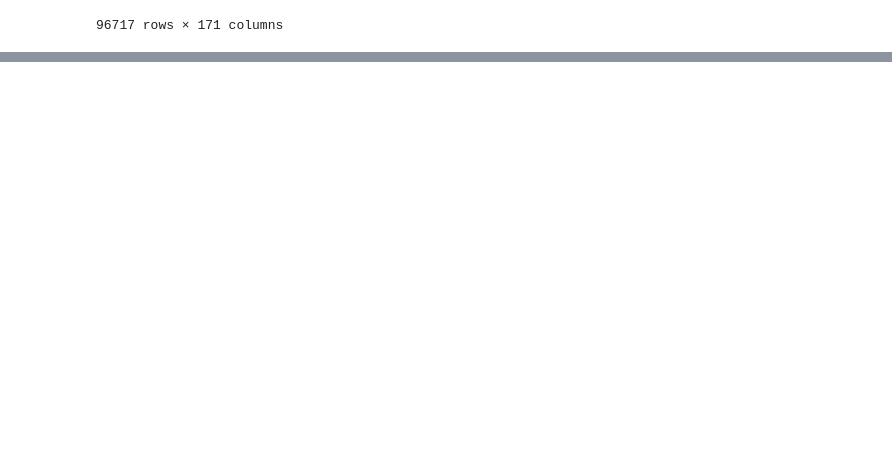
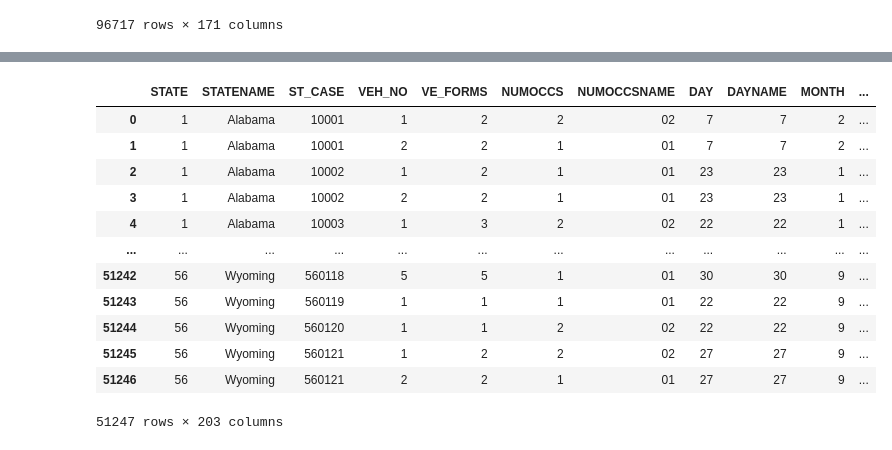
Before and after one commit to tommyjohnny36/Crash-Dummies-2.0, a Jupyter notebook: vehicles-checkpoint.ipynb, the cells around one changed output, grey strips where cells are left out. Drawn from its saved outputs; the diff is of its cells as text; code cells hidden in the pictures; blank space fills up the shorter version.

```diff
--- a/vehicles-checkpoint.ipynb
+++ b/vehicles-checkpoint.ipynb
@@ -75,0 +62,17 @@ Cars1_df
+# %%
+newCars_df = pd.read_csv(r"C:\Users\arnol\Downloads\Crash-Dummies-2.0-main (1)\Crash-Dummies-2.0-main\Data\Vehicle.CSV")
+newCars_df
+# %% [output]
+|  | STATE | STATENAME | ST_CASE | VEH_NO | VE_FORMS | NUMOCCS | NUMOCCSNAME | DAY | DAYNAME | MONTH | ... |
+| 0 | 1 | Alabama | 10001 | 1 | 2 | 2 | 02 | 7 | 7 | 2 | ... |
+| 1 | 1 | Alabama | 10001 | 2 | 2 | 1 | 01 | 7 | 7 | 2 | ... |
+| 2 | 1 | Alabama | 10002 | 1 | 2 | 1 | 01 | 23 | 23 | 1 | ... |
+| 3 | 1 | Alabama | 10002 | 2 | 2 | 1 | 01 | 23 | 23 | 1 | ... |
+| 4 | 1 | Alabama | 10003 | 1 | 3 | 2 | 02 | 22 | 22 | 1 | ... |
+| ... | ... | ... | ... | ... | ... | ... | ... | ... | ... | ... | ... |
+| 51242 | 56 | Wyoming | 560118 | 5 | 5 | 1 | 01 | 30 | 30 | 9 | ... |
+| 51243 | 56 | Wyoming | 560119 | 1 | 1 | 1 | 01 | 22 | 22 | 9 | ... |
+| 51244 | 56 | Wyoming | 560120 | 1 | 1 | 2 | 02 | 22 | 22 | 9 | ... |
+| 51245 | 56 | Wyoming | 560121 | 1 | 2 | 2 | 02 | 27 | 27 | 9 | ... |
+| 51246 | 56 | Wyoming | 560121 | 2 | 2 | 1 | 01 | 27 | 27 | 9 | ... |
+51247 rows × 203 columns
```
Also changed, not shown: parts of 5 cells of this notebook.
